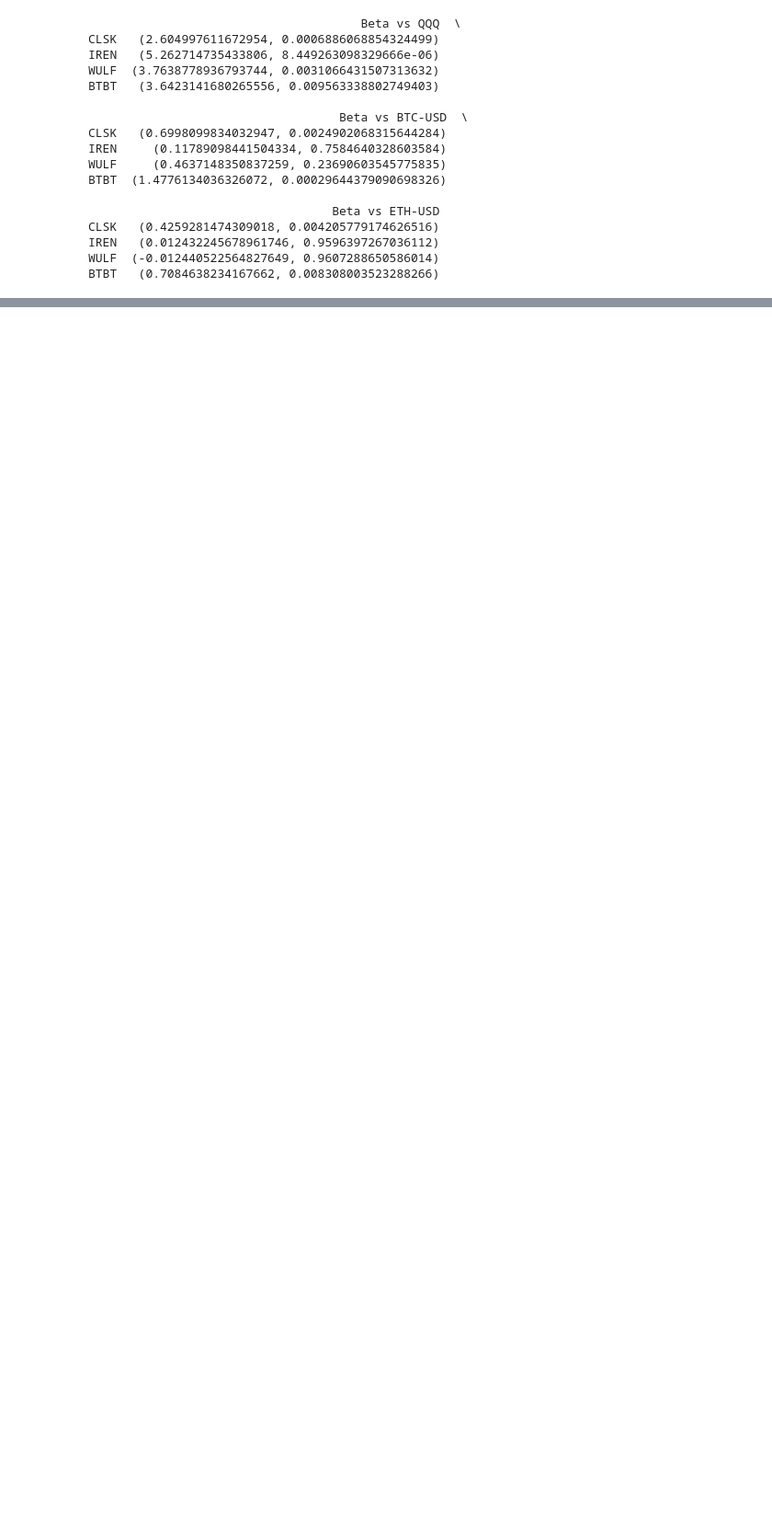
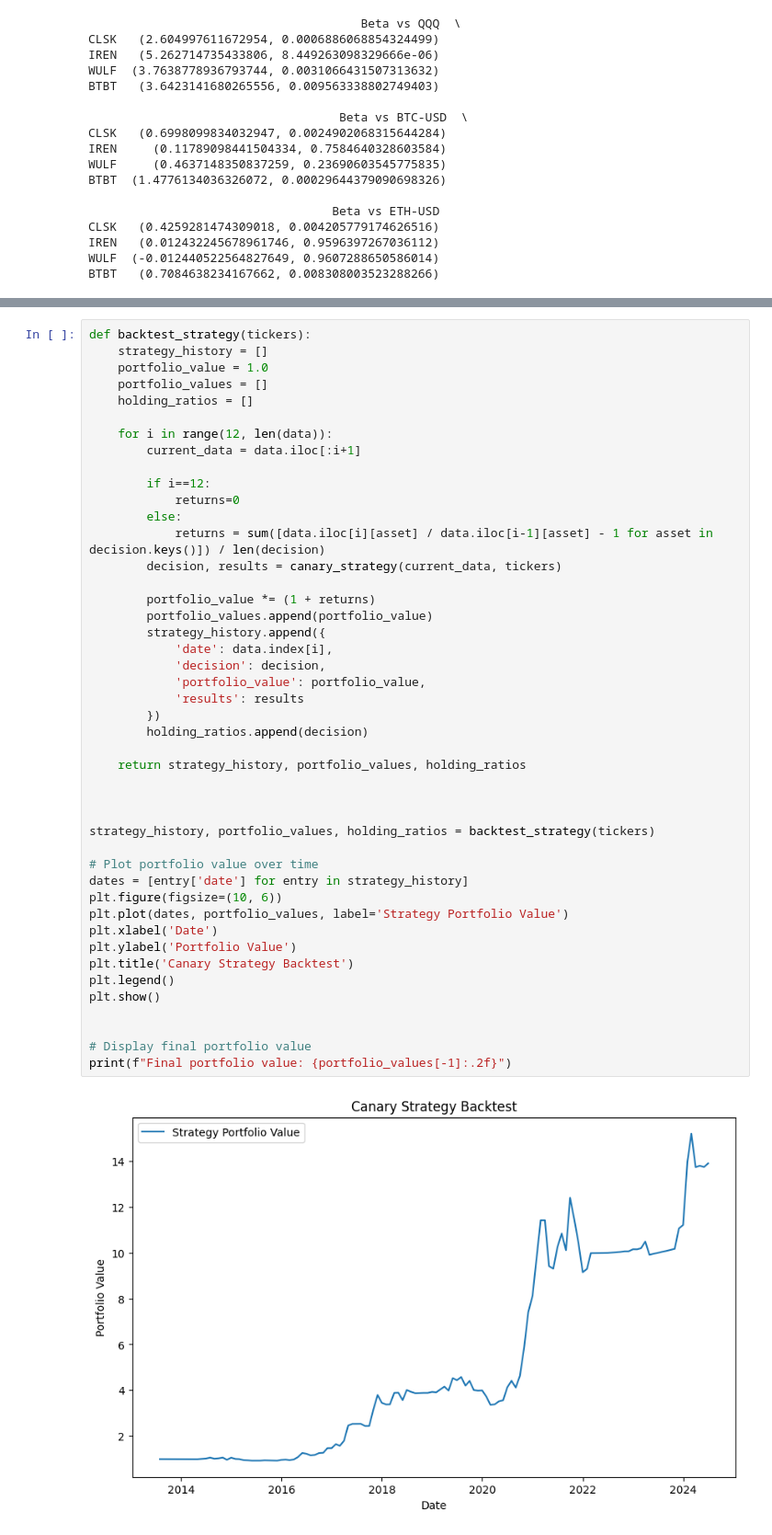
Before and after one commit to bbpp222006/trad_info, a Jupyter notebook: test.ipynb, the cells around one changed output, grey strips where cells are left out. Shown at 92% size. Drawn from its saved outputs; the diff is of its cells as text; blank space fills up the shorter version.

```diff
--- a/test.ipynb
+++ b/test.ipynb
@@ -293,0 +245,47 @@ CLSK 对 BTC 的权重: 0.9866942489593576
+# %%
+def backtest_strategy(tickers):
+    strategy_history = []
+    portfolio_value = 1.0
+    portfolio_values = []
+    holding_ratios = []
+
+    for i in range(12, len(data)):
+        current_data = data.iloc[:i+1]
+
+        if i==12:
+            returns=0
+        else:
+            returns = sum([data.iloc[i][asset] / data.iloc[i-1][asset] - 1 for asset in decision.keys()]) / len(decision)
+        decision, results = canary_strategy(current_data, tickers)
+
+        portfolio_value *= (1 + returns)
+        portfolio_values.append(portfolio_value)
+        strategy_history.append({
+            'date': data.index[i],
+            'decision': decision,
+            'portfolio_value': portfolio_value,
+            'results': results
+        })
+        holding_ratios.append(decision)
+
+    return strategy_history, portfolio_values, holding_ratios
+
+
+
+strategy_history, portfolio_values, holding_ratios = backtest_strategy(tickers)
+
+# Plot portfolio value over time
+dates = [entry['date'] for entry in strategy_history]
+plt.figure(figsize=(10, 6))
+plt.plot(dates, portfolio_values, label='Strategy Portfolio Value')
+plt.xlabel('Date')
+plt.ylabel('Portfolio Value')
+plt.title('Canary Strategy Backtest')
+plt.legend()
+plt.show()
+
+
+# Display final portfolio value
+print(f"Final portfolio value: {portfolio_values[-1]:.2f}")
+# %% [output]
+[figure, added]
```
Also changed, not shown: parts of 12 cells of this notebook, 2 other files.
